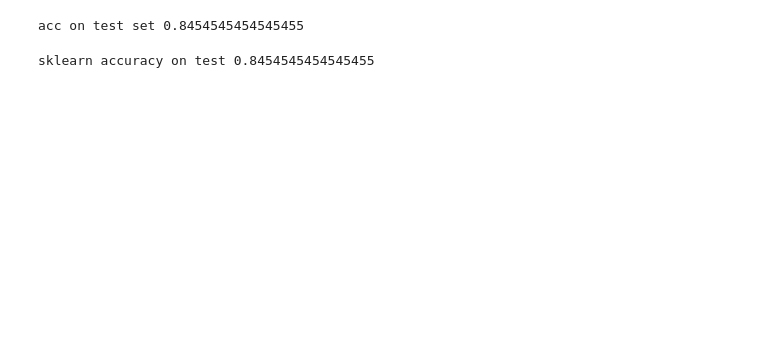
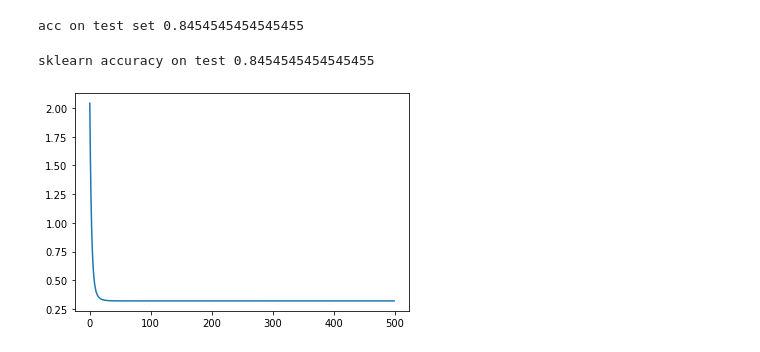
Before and after one commit to AkshatDev/neural_networks_scratch, a Jupyter notebook: notebooks/Logistic_Regression_From_Scratch.ipynb, the cells around one changed output. Saved outputs shown, nothing was run; the diff lists cells and outputs as text; code cells hidden in the pictures; blank space fills up the shorter version.

```diff
--- a/notebooks/Logistic_Regression_From_Scratch.ipynb
+++ b/notebooks/Logistic_Regression_From_Scratch.ipynb
@@ -83,14 +82,18 @@ def forward_prop(w,X):
 # %%
-def back_prop(X,a,y):
-  dw = np.dot(X,(a-y).T)
-  return dw
+def back_prop(X,a,y,w,lamb):
+  m=X_train.shape[1]
+  dw = X.dot((a-y).T) +  ((lamb/m) * w)
+  db= (a-y)
+  db= np.sum(db,1,keepdims=True)
+  return dw,db
 # %%
 def initialize_params(X):
   w=np.random.randn(X.shape[0],1)
-  return w
+  b=0
+  return w,b
 # %%
-def loss(y, y_hat):
-    loss = np.mean(-y*(np.log(y_hat)) + (1-y)*np.log(1-y_hat)) + np.mean(lamb/(2) * (w[0:10]**2))
+def loss(y, y_hat,w):
+    loss = np.mean(-y*(np.log(y_hat)) - (1-y)*np.log(1-y_hat)) + (2/y.shape[1]) * np.linalg.norm(w)
     return loss
 # %%
 def predict(w,X):
@@ -98,16 +101,18 @@ def predict(w,X):
 # %%
 if __name__=='__main__':
+  iterations=500
   X_train, X_test, y_train, y_test,lr,lamb=generate_data()
-  w=initialize_params(X_train)
+  display_data(X_train, X_test, y_train, y_test)
+  w,b=initialize_params(X_train)
   lo=[]
   accuracy=[]
-  for i in range(0,500):
+  for i in range(0,iterations):
     predictions=[]
     a=forward_prop(w,X_train)
-    dw=back_prop(X_train,a,y_train)
-    w[0:10]= ((w[0:10] - ( lr * (dw[0:10]) )   ) + lamb* w[0:10] )/X_train.shape[1]
-    w[10:11]=((w[10:11] - ( lr * (dw[10:11]) )   ) )/X_train.shape[1]
+    dw,db=back_prop(X_train,a,y_train,w,lamb)
+    w= w- ( lr * dw    )
+    b=b - (lr *db)
     for i in a.T:
       predictions.append(1 if i>=0.5 else 0)
-    lo.append(loss(y_train,a))
+    lo.append(loss(y_train,a,w))
     accuracy.append(m.accuracy_score(y_train.T,predictions))
@@ -128,2 +148,7 @@ print('sklearn accuracy on test',m.accuracy_score(test,preds))
 # %% [output]
 sklearn accuracy on test 0.8454545454545455
+# %%
+plt.plot(np.arange(iterations), lo)
+plt.show()
+# %% [output]
+[figure, added]
```
Also changed, not shown: parts of 13 cells of this notebook.
